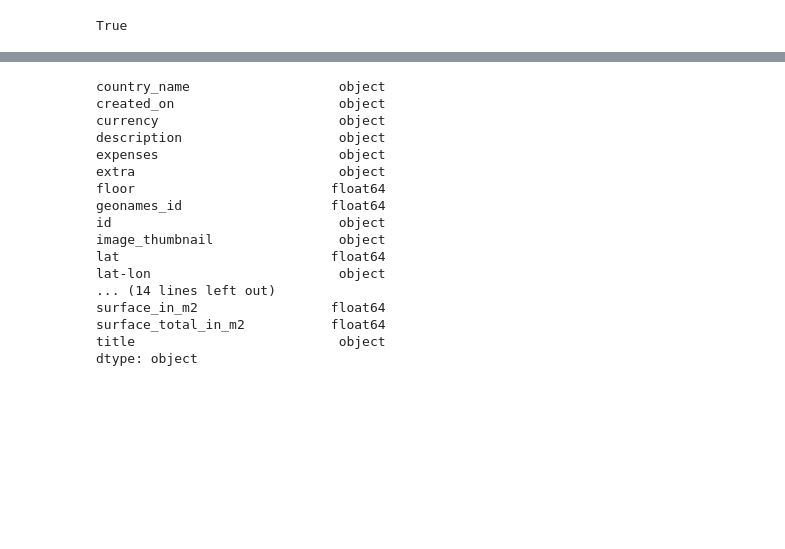
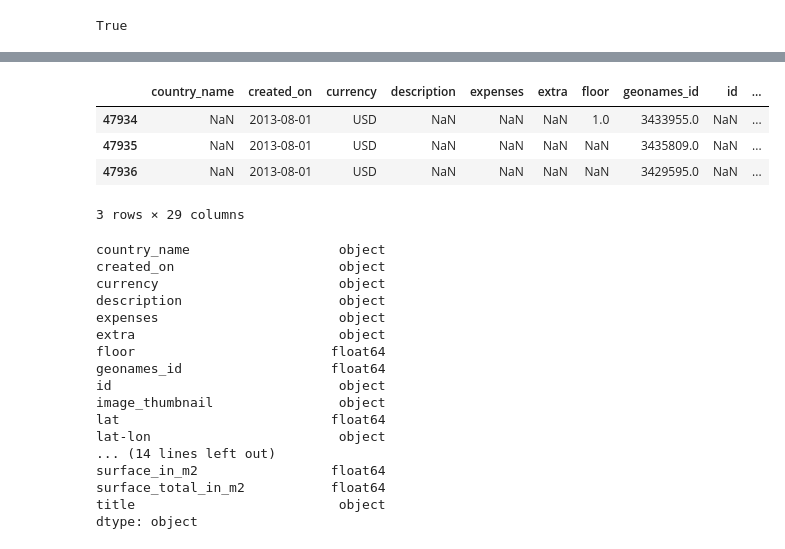
Before and after one commit to jazminferreiro-zz/orgaTP1, a Jupyter notebook: Analisis exploratorio Properati .ipynb, the cells around one changed output, grey strips where cells are left out. Drawn from its saved outputs; the diff is of its cells as text; code cells hidden in the pictures; blank space fills up the shorter version.

```diff
--- a/Analisis exploratorio Properati .ipynb
+++ b/Analisis exploratorio Properati .ipynb
@@ -177 +169,9 @@ properati.sample(3)
+# %%
+all_properati.head(3)
+# %% [output]
+|  | country_name | created_on | currency | description | expenses | extra | floor | geonames_id | id | ... |
+| 47934 | NaN | 2013-08-01 | USD | NaN | NaN | NaN | 1.0 | 3433955.0 | NaN | ... |
+| 47935 | NaN | 2013-08-01 | USD | NaN | NaN | NaN | NaN | 3435809.0 | NaN | ... |
+| 47936 | NaN | 2013-08-01 | USD | NaN | NaN | NaN | NaN | 3429595.0 | NaN | ... |
+3 rows × 29 columns
 # %%
```
Also changed, not shown: parts of 19 cells of this notebook.
